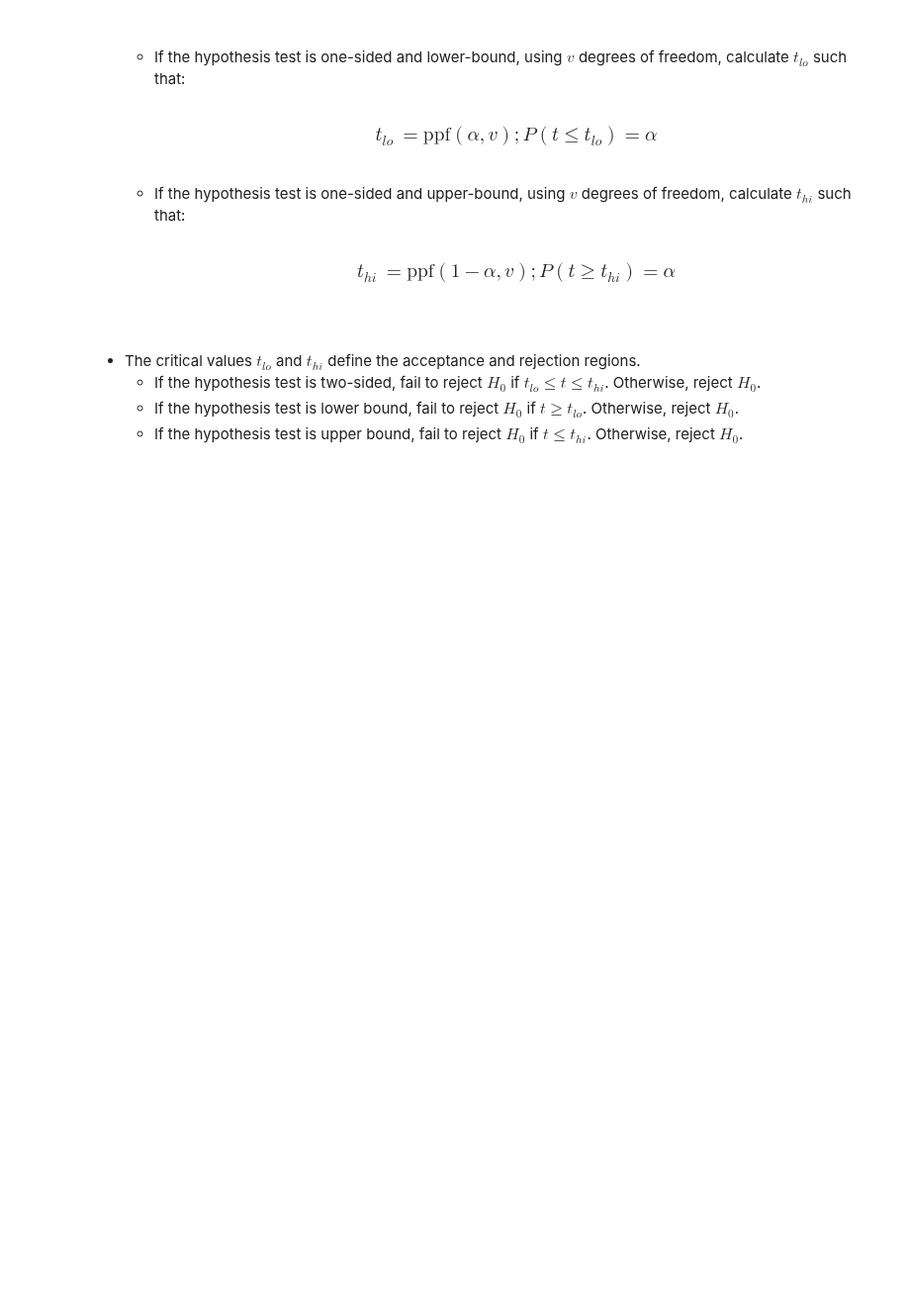
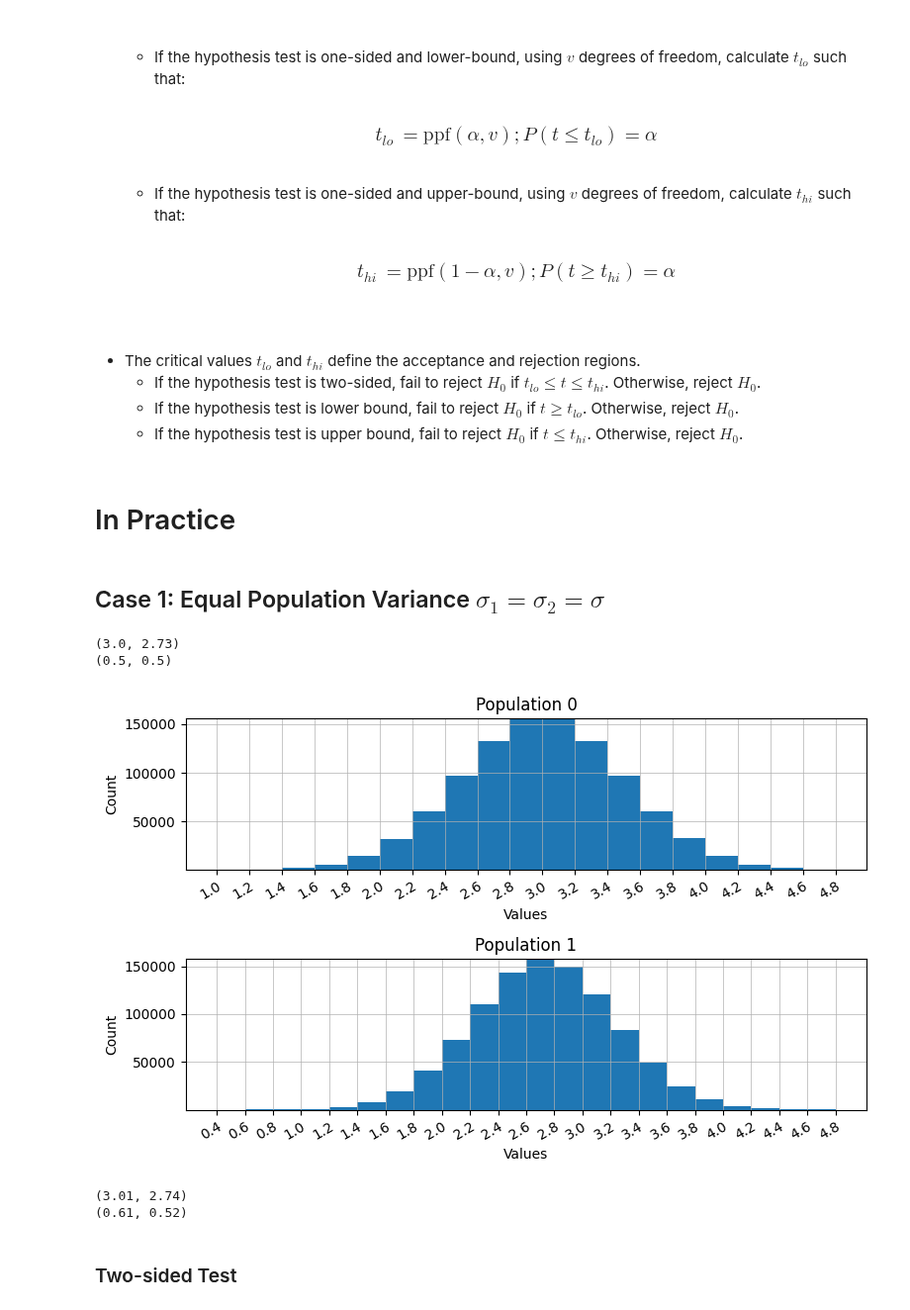
Before and after one commit to afrut/learn-ml, a Jupyter notebook: statistics/hypothesis_testing/difference_in_means_normal_unknown_variance.ipynb, the cells around one changed output. Shown at 99% size. Cells and saved outputs as stored; diff of their text form; code cells hidden in the pictures; blank space fills up the shorter version.

Commit message:
Completed difference in 2 means

```diff
--- a/statistics/hypothesis_testing/difference_in_means_normal_unknown_variance.ipynb
+++ b/statistics/hypothesis_testing/difference_in_means_normal_unknown_variance.ipynb
@@ -71,3 +71,7 @@
         <li>If the hypothesis test is upper bound, fail to reject $H_0$ if $t \le t_{hi}$. Otherwise, reject $H_0$.</li>
     </ul>
 </ul>
+# %% [markdown]
+# In Practice
+# %% [markdown]
+## Case 1: Equal Population Variance $\sigma_{1} = \sigma_{2} = \sigma$
@@ -73,0 +87,34 @@
+# %%
+figsize=(8, 8/1.6)
+# %%
+# Generate the populations
+N = int(1e6)
+sigma = 0.5
+populations = tuple([np.random.normal(loc=3, scale=sigma, size=N), np.random.normal(loc=2.73, scale=sigma, size=N)])
+n_pops = len(populations)
+df_pops = tuple([pd.DataFrame(data=pop, columns=["value"]) for pop in populations])
+mus = tuple([np.mean(pop) for pop in populations])
+sigmas = tuple([np.std(pop) for pop in populations])
+print(tuple([round(i, 2) for i in mus]))
+print(tuple([round(i, 2) for i in sigmas]))
+
+bins = tuple([np.arange(*tpl) for tpl in [(1, 5, 0.2), (0.4,5,0.2)]])
+fig = plt.figure(figsize=figsize)
+for i in range(len(populations)):
+    ax = fig.add_subplot(2, 1, i + 1)
+    _, _ = plots.histogram(df=df_pops[i], bins=bins[i], title=f"Population {i}", xlabel=["Values"], ylabel=["Count"], fig=fig, ax=ax)
+# %% [output]
+(3.0, 2.73)
+(0.5, 0.5)
+[figure, added]
+# %%
+# Draw 2 samples
+n = (50, 36)
+x = tuple([np.random.choice(populations[i], size=n[i]) for i in range(n_pops)])
+x_bar = tuple([np.mean(x[i]) for i in range(n_pops)])
+s_x = tuple([np.std(x[i], ddof=1) for i in range(n_pops)])
+print(tuple([round(i, 2) for i in x_bar]))
+print(tuple([round(i, 2) for i in s_x]))
+# %% [output]
+(3.01, 2.74)
+(0.61, 0.52)
@@ -73,0 +131,2 @@
+# %% [markdown]
+### Two-sided Test
```
Also changed, not shown: parts of 41 cells of this notebook.
